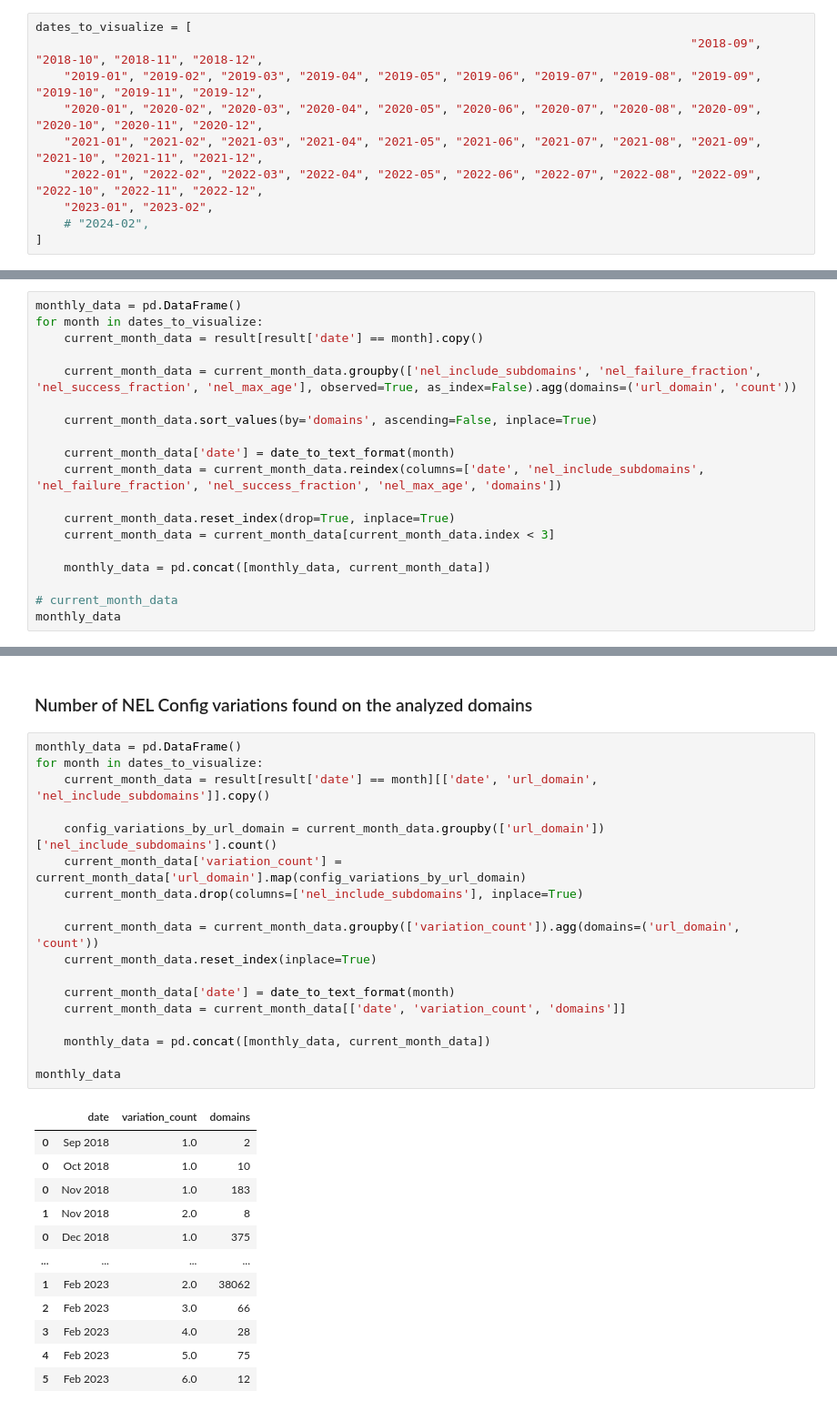
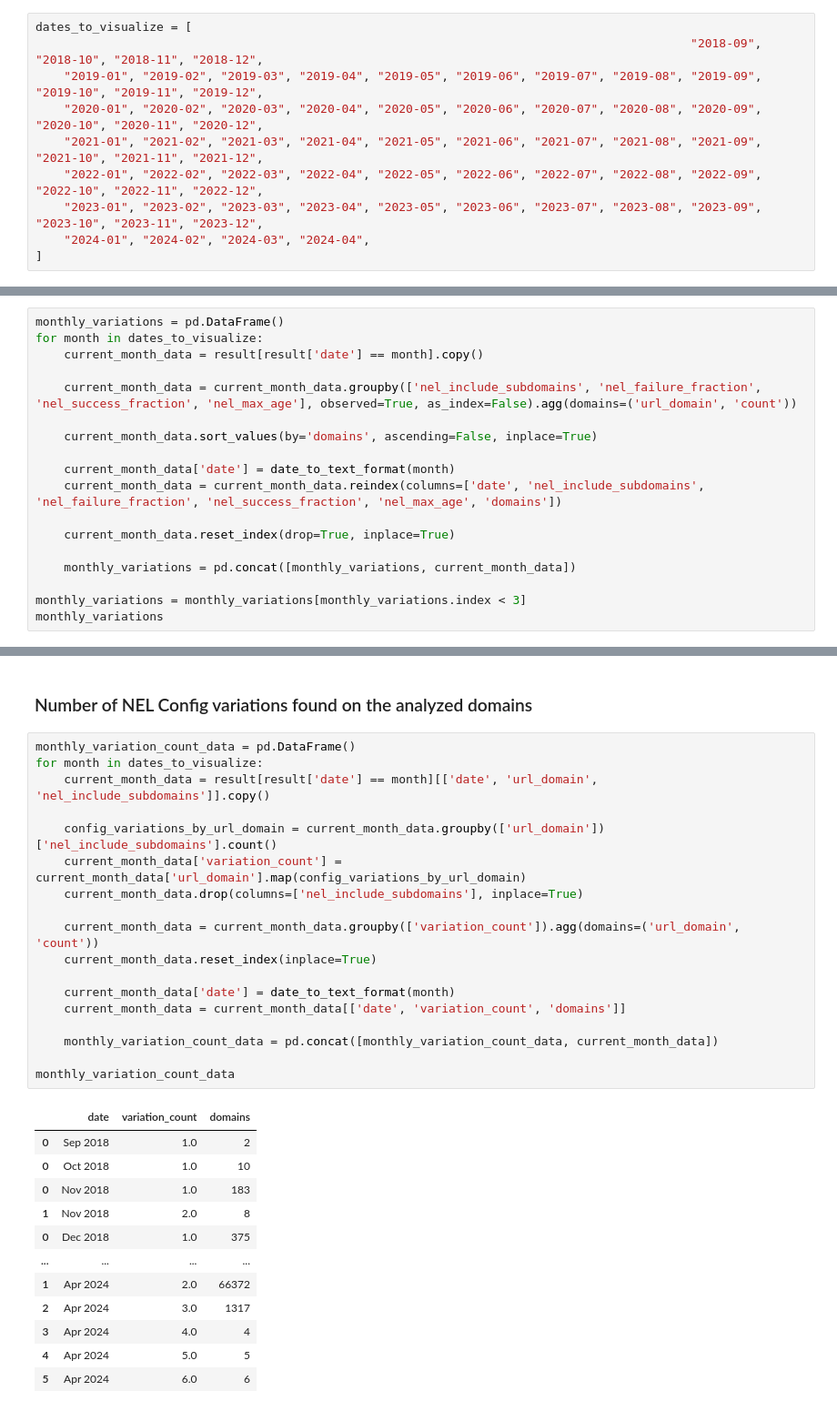
Before and after one commit to JurikMatej/IBP-NEL-Analysis-Scripts, a Jupyter notebook: results/httparchive_nel_resource_config_variability.ipynb, the cells around one changed output, grey strips where cells are left out. Shown: that part at 91% size. Saved outputs shown, nothing was run; the diff lists cells and outputs as text.

```diff
--- a/results/httparchive_nel_resource_config_variability.ipynb
+++ b/results/httparchive_nel_resource_config_variability.ipynb
@@ -9,8 +9,8 @@ dates_to_visualize = [
     "2020-01", "2020-02", "2020-03", "2020-04", "2020-05", "2020-06", "2020-07", "2020-08", "2020-09", "2020-10", "2020-11", "2020-12",
     "2021-01", "2021-02", "2021-03", "2021-04", "2021-05", "2021-06", "2021-07", "2021-08", "2021-09", "2021-10", "2021-11", "2021-12",
     "2022-01", "2022-02", "2022-03", "2022-04", "2022-05", "2022-06", "2022-07", "2022-08", "2022-09", "2022-10", "2022-11", "2022-12",
-    "2023-01", "2023-02",
-    # "2024-02",
+    "2023-01", "2023-02", "2023-03", "2023-04", "2023-05", "2023-06", "2023-07", "2023-08", "2023-09", "2023-10", "2023-11", "2023-12",
+    "2024-01", "2024-02", "2024-03", "2024-04",
 ]
 # %%
 available_data_files = list(Path("../data/httparchive_metrics/nel_resource_config_variability").glob("*.parquet"))
@@ -62,7 +62,7 @@ result
 # %% [markdown]
 ### TOP 3 most popular config variations per month
 # %%
-monthly_data = pd.DataFrame()
+monthly_variations = pd.DataFrame()
 for month in dates_to_visualize:
     current_month_data = result[result['date'] == month].copy()
 
@@ -74,12 +74,11 @@ for month in dates_to_visualize:
     current_month_data = current_month_data.reindex(columns=['date', 'nel_include_subdomains', 'nel_failure_fraction', 'nel_success_fraction', 'nel_max_age', 'domains'])
 
     current_month_data.reset_index(drop=True, inplace=True)
-    current_month_data = current_month_data[current_month_data.index < 3]
 
-    monthly_data = pd.concat([monthly_data, current_month_data])
+    monthly_variations = pd.concat([monthly_variations, current_month_data])
 
-# current_month_data
-monthly_data
+monthly_variations = monthly_variations[monthly_variations.index < 3]
+monthly_variations
 # %% [output]
 |  | date | nel_include_subdomains | nel_failure_fraction | nel_success_fraction | nel_max_age | domains |
 | 0 | Sep 2018 | false | 1.0 | 0.1 | 604800 | 2 |
@@ -97,33 +131,33 @@ monthly_data
 # %% [markdown]
 ### Number of NEL Config variations found on the analyzed domains
 # %%
-monthly_data = pd.DataFrame()
+monthly_variation_count_data = pd.DataFrame()
 for month in dates_to_visualize:
     current_month_data = result[result['date'] == month][['date', 'url_domain', 'nel_include_subdomains']].copy()
 
     config_variations_by_url_domain = current_month_data.groupby(['url_domain'])['nel_include_subdomains'].count()
     current_month_data['variation_count'] = current_month_data['url_domain'].map(config_variations_by_url_domain)
     current_month_data.drop(columns=['nel_include_subdomains'], inplace=True)
 
     current_month_data = current_month_data.groupby(['variation_count']).agg(domains=('url_domain', 'count'))
     current_month_data.reset_index(inplace=True)
 
     current_month_data['date'] = date_to_text_format(month)
     current_month_data = current_month_data[['date', 'variation_count', 'domains']]
 
-    monthly_data = pd.concat([monthly_data, current_month_data])
+    monthly_variation_count_data = pd.concat([monthly_variation_count_data, current_month_data])
 
-monthly_data
+monthly_variation_count_data
 # %% [output]
 |  | date | variation_count | domains |
 | 0 | Sep 2018 | 1.0 | 2 |
 | 0 | Oct 2018 | 1.0 | 10 |
 | 0 | Nov 2018 | 1.0 | 183 |
 | 1 | Nov 2018 | 2.0 | 8 |
 | 0 | Dec 2018 | 1.0 | 375 |
 | ... | ... | ... | ... |
-| 1 | Feb 2023 | 2.0 | 38062 |
-| 2 | Feb 2023 | 3.0 | 66 |
-| 3 | Feb 2023 | 4.0 | 28 |
-| 4 | Feb 2023 | 5.0 | 75 |
-| 5 | Feb 2023 | 6.0 | 12 |
+| 1 | Apr 2024 | 2.0 | 66372 |
+| 2 | Apr 2024 | 3.0 | 1317 |
+| 3 | Apr 2024 | 4.0 | 4 |
+| 4 | Apr 2024 | 5.0 | 5 |
+| 5 | Apr 2024 | 6.0 | 6 |
```
Also changed, not shown: parts of 7 cells of this notebook, 2 other files.
